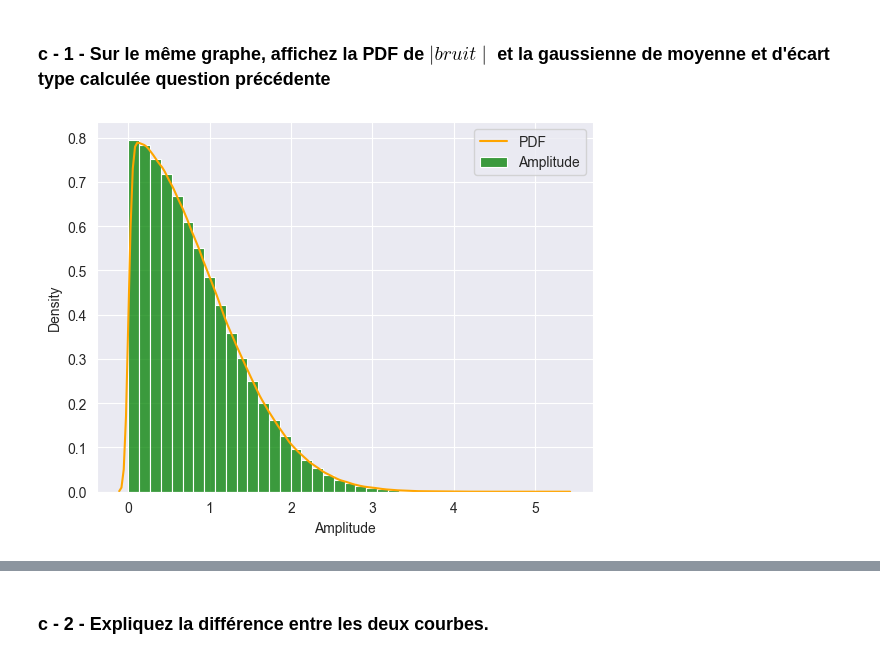
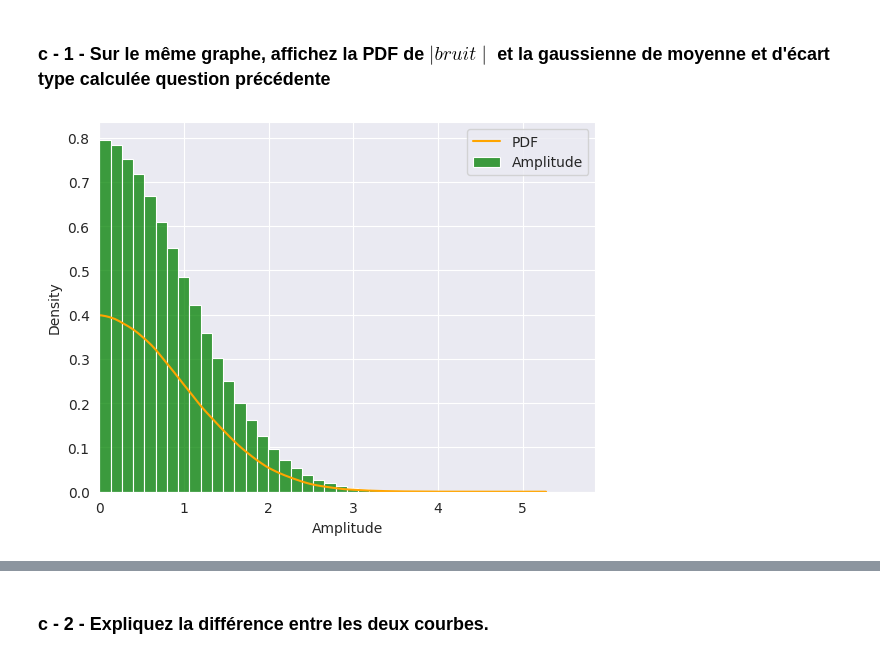
Before and after one commit to eusoumarkinhoz/Stats_Prob-3-Tests-hypothese, a Jupyter notebook: Partie 2 _ Tests-hypthese/Stats-Tests_Hypotheses.ipynb, the cells around one changed output, grey strips where cells are left out. Cells and saved outputs as stored; diff of their text form; code cells hidden in the pictures.

```diff
--- a/Partie 2 _ Tests-hypthese/Stats-Tests_Hypotheses.ipynb
+++ b/Partie 2 _ Tests-hypthese/Stats-Tests_Hypotheses.ipynb
@@ -193,22 +194,23 @@ dtype: float64
 # %%
 sns.set_style("darkgrid")
 
 sns.histplot(bruit_seul_abs['Amplitude'],
              #kde=True,
              bins=int(40),
              color = 'green',
              edgecolor = 'white',
              linewidth=0.8,
              stat='density',
              label = 'Amplitude'
              )
 
-sns.kdeplot(bruit_seul_abs['Amplitude'], color='orange', linewidth=1.5, label='PDF')
+sns.kdeplot(bruit_seul['Amplitude'], color='orange', linewidth=1.5, label='PDF')
 
+plt.xlim(0)
 plt.legend()
 plt.show()
 # %% [output]
-[figure, old version]
+[figure, new version]
 # %%
 randon_values = np.random.normal(bruit_seul_mean, bruit_seul_std, 1000000)
 # %%
```
Also changed, not shown: parts of 42 cells of this notebook, 1 other file.
